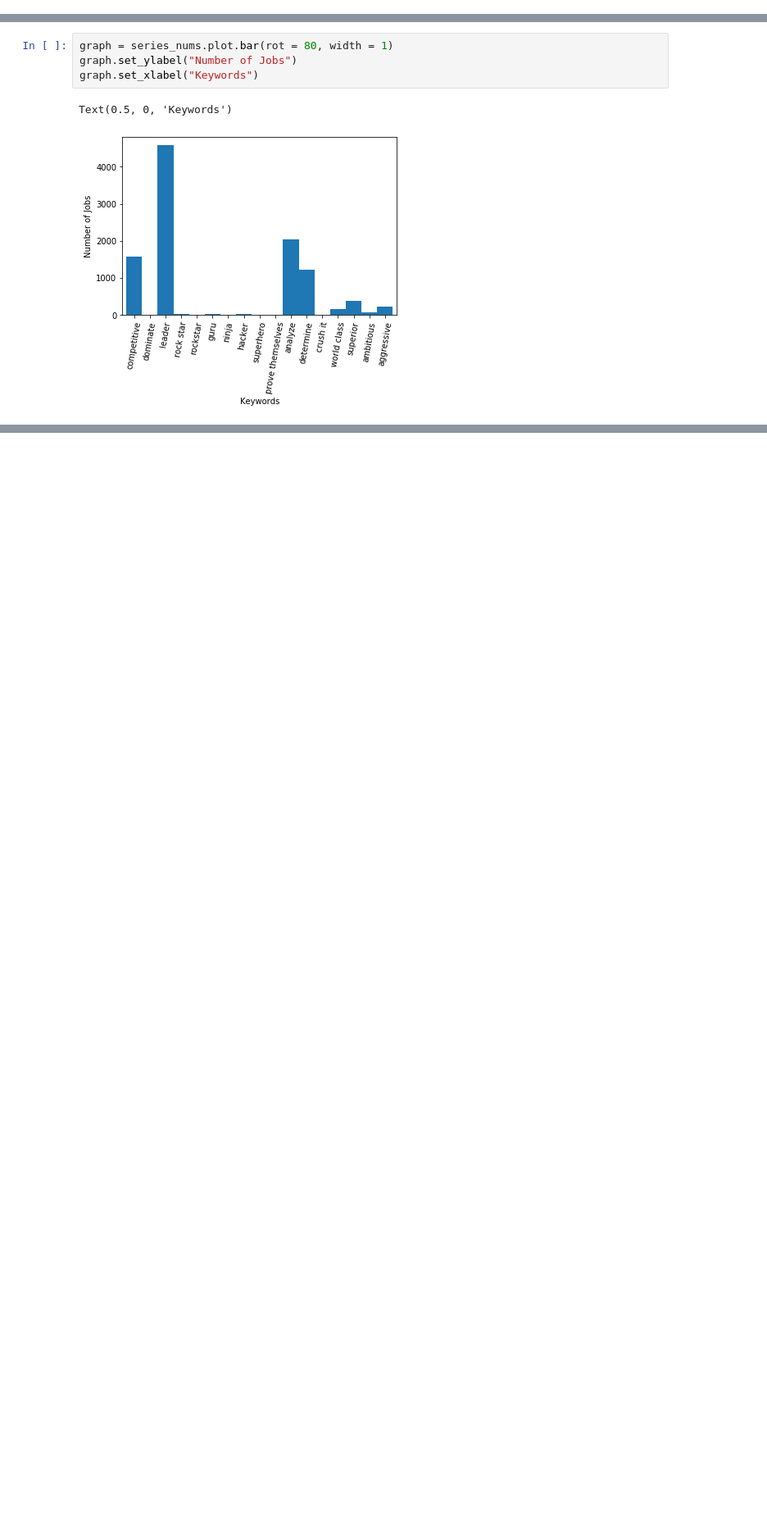
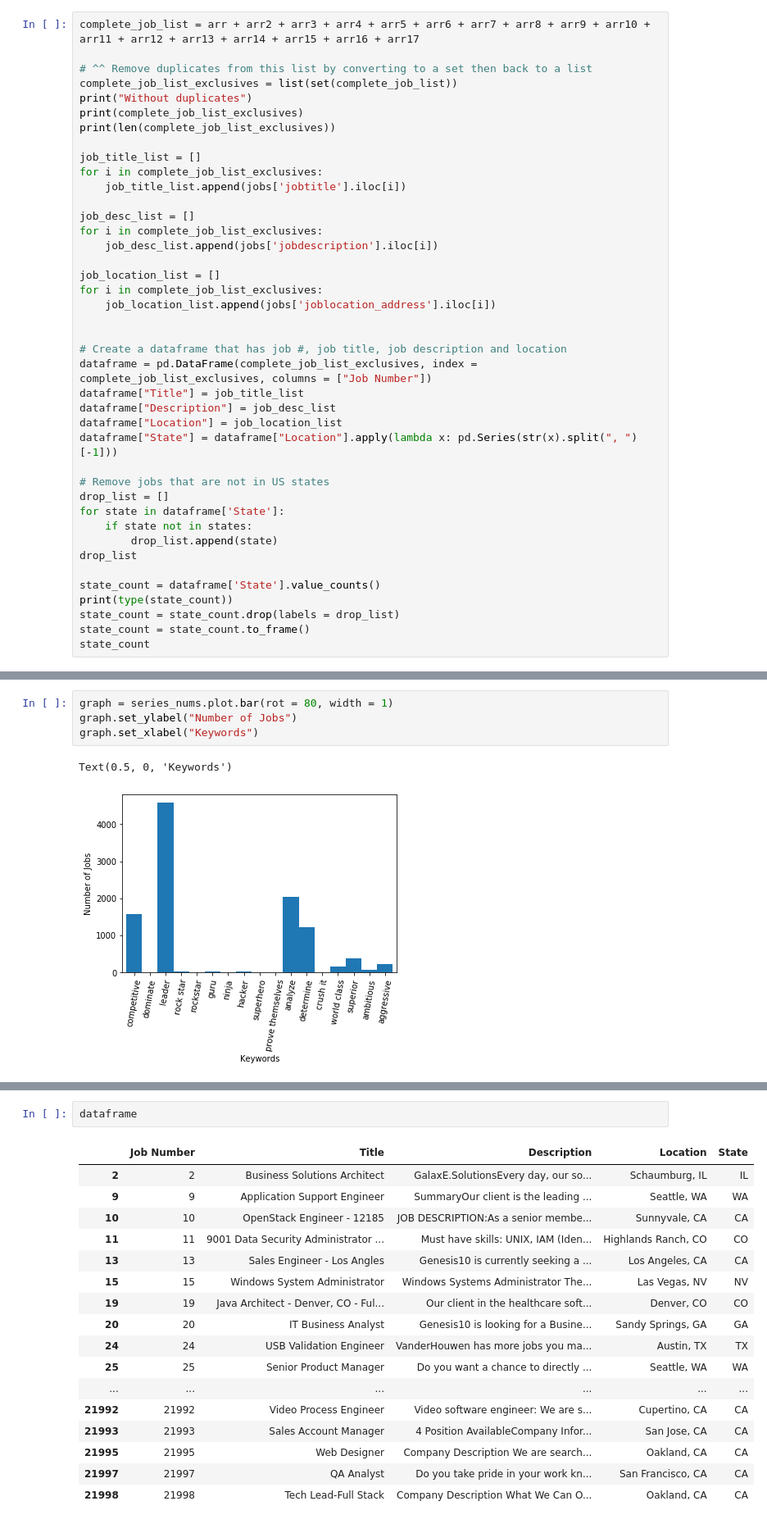
Before and after one commit to Kyle1668/cse184-pronoun-analysis, a Jupyter notebook: Question4.ipynb, the cells around one changed output, grey strips where cells are left out. Shown: that part at 82% size. Drawn from its saved outputs; the diff is of its cells as text; blank space fills up the shorter version.

Commit message:
Got word usage by state for gendered phrases

```diff
--- a/Question4.ipynb
+++ b/Question4.ipynb
@@ -385,3 +438,44 @@ Entry Level Java Developer
 PeopleSoft Absence Management Lead
 Tech Lead-Full Stack
 count17:  234
+# %%
+complete_job_list = arr + arr2 + arr3 + arr4 + arr5 + arr6 + arr7 + arr8 + arr9 + arr10 + arr11 + arr12 + arr13 + arr14 + arr15 + arr16 + arr17
+
+# ^^ Remove duplicates from this list by converting to a set then back to a list
+complete_job_list_exclusives = list(set(complete_job_list))
+print("Without duplicates")
+print(complete_job_list_exclusives)
+print(len(complete_job_list_exclusives))
+
+job_title_list = []
+for i in complete_job_list_exclusives:
+    job_title_list.append(jobs['jobtitle'].iloc[i])
+
+job_desc_list = []
+for i in complete_job_list_exclusives:
+    job_desc_list.append(jobs['jobdescription'].iloc[i])
+
+job_location_list = []
+for i in complete_job_list_exclusives:
+    job_location_list.append(jobs['joblocation_address'].iloc[i])
+
+
+# Create a dataframe that has job #, job title, job description and location
+dataframe = pd.DataFrame(complete_job_list_exclusives, index = complete_job_list_exclusives, columns = ["Job Number"])
+dataframe["Title"] = job_title_list
+dataframe["Description"] = job_desc_list
+dataframe["Location"] = job_location_list
+dataframe["State"] = dataframe["Location"].apply(lambda x: pd.Series(str(x).split(", ")[-1]))
+
+# Remove jobs that are not in US states
+drop_list = []
+for state in dataframe['State']:
+    if state not in states:
+        drop_list.append(state)
+drop_list
+
+state_count = dataframe['State'].value_counts()
+print(type(state_count))
+state_count = state_count.drop(labels = drop_list)
+state_count = state_count.to_frame()
+state_count
@@ -512,0 +630,20 @@ Text(0.5, 0, 'Keywords')
+# %%
+dataframe
+# %% [output]
+|  | Job Number | Title | Description | Location | State |
+| 2 | 2 | Business Solutions Architect | GalaxE.SolutionsEvery day, our so... | Schaumburg, IL | IL |
+| 9 | 9 | Application Support Engineer | SummaryOur client is the leading ... | Seattle, WA | WA |
+| 10 | 10 | OpenStack Engineer - 12185 | JOB DESCRIPTION:As a senior membe... | Sunnyvale, CA | CA |
+| 11 | 11 | 9001 Data Security Administrator ... | Must have skills: UNIX, IAM (Iden... | Highlands Ranch, CO | CO |
+| 13 | 13 | Sales Engineer - Los Angles | Genesis10 is currently seeking a ... | Los Angeles, CA | CA |
+| 15 | 15 | Windows System Administrator | Windows Systems Administrator The... | Las Vegas, NV | NV |
+| 19 | 19 | Java Architect - Denver, CO - Ful... | Our client in the healthcare soft... | Denver, CO | CO |
+| 20 | 20 | IT Business Analyst | Genesis10 is looking for a Busine... | Sandy Springs, GA | GA |
+| 24 | 24 | USB Validation Engineer | VanderHouwen has more jobs you ma... | Austin, TX | TX |
+| 25 | 25 | Senior Product Manager | Do you want a chance to directly ... | Seattle, WA | WA |
+| ... | ... | ... | ... | ... | ... |
+| 21992 | 21992 | Video Process Engineer | Video software engineer: We are s... | Cupertino, CA | CA |
+| 21993 | 21993 | Sales Account Manager | 4 Position AvailableCompany Infor... | San Jose, CA | CA |
+| 21995 | 21995 | Web Designer | Company Description We are search... | Oakland, CA | CA |
+| 21997 | 21997 | QA Analyst | Do you take pride in your work kn... | San Francisco, CA | CA |
+| 21998 | 21998 | Tech Lead-Full Stack | Company Description What We Can O... | Oakland, CA | CA |
```
Also changed, not shown: parts of 10 cells of this notebook.
